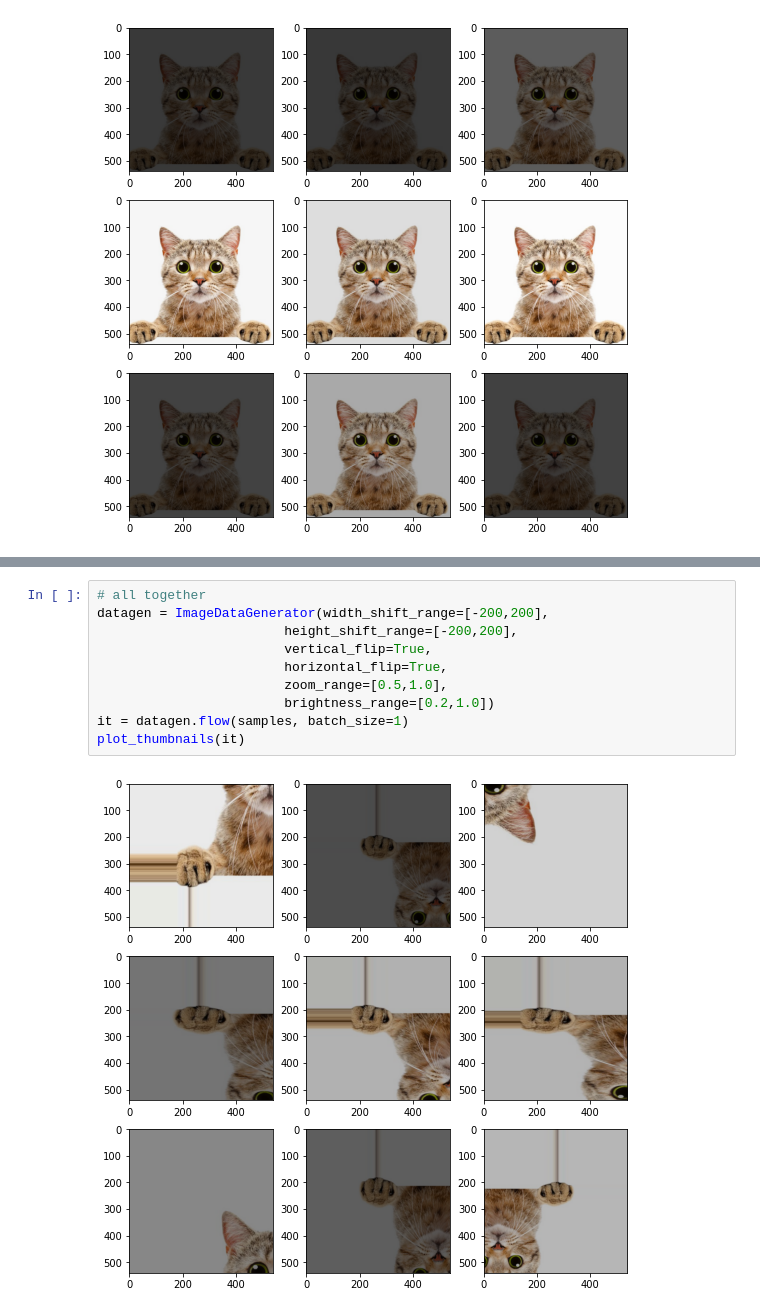
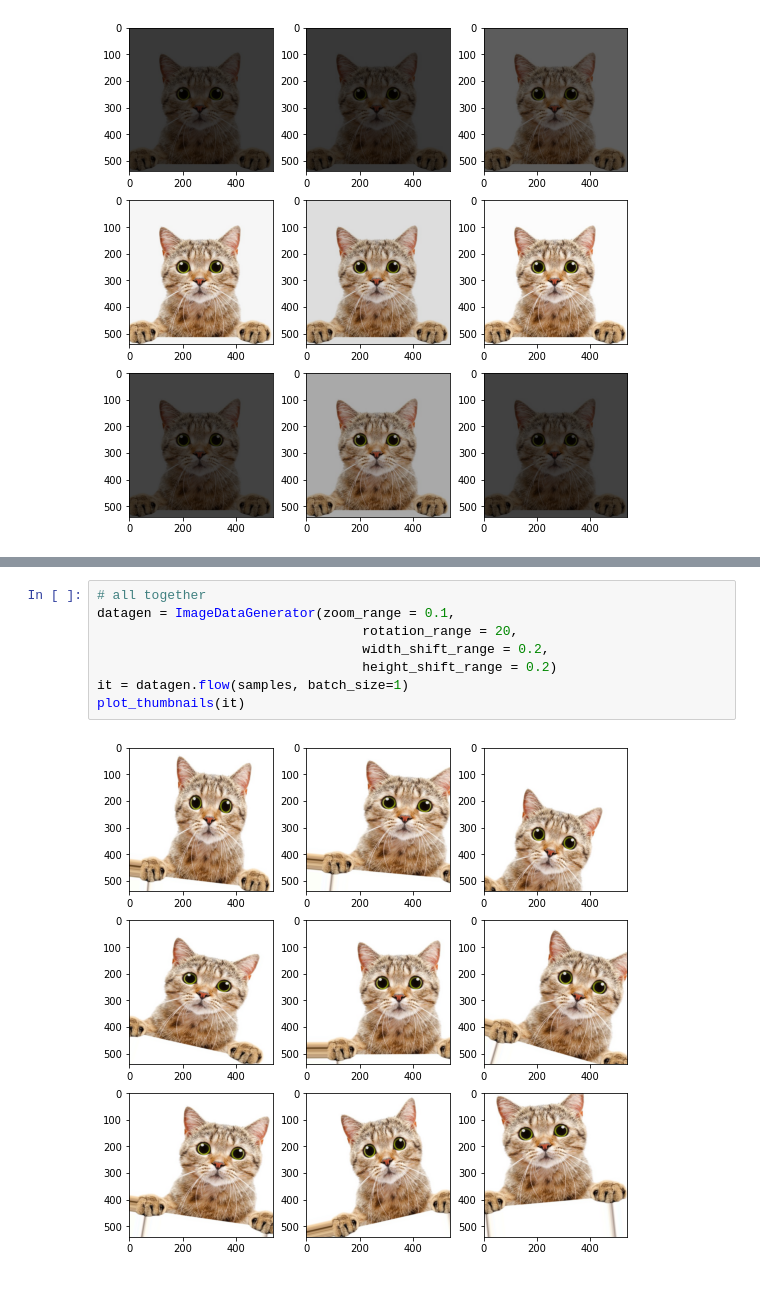
Before and after one commit to castorgit/AI-Course-Examples, a Jupyter notebook: Lecture_3/02_Keras_data_augmentation.ipynb, the cells around one changed output, grey strips where cells are left out. Saved outputs shown, nothing was run; the diff lists cells and outputs as text.

```diff
--- a/Lecture_3/02_Keras_data_augmentation.ipynb
+++ b/Lecture_3/02_Keras_data_augmentation.ipynb
@@ -76,12 +82,10 @@ plot_thumbnails(it)
 # %%
 # all together
-datagen = ImageDataGenerator(width_shift_range=[-200,200],
-                        height_shift_range=[-200,200],
-                        vertical_flip=True,
-                        horizontal_flip=True,
-                        zoom_range=[0.5,1.0],
-                        brightness_range=[0.2,1.0])
+datagen = ImageDataGenerator(zoom_range = 0.1,
+                                  rotation_range = 20,
+                                  width_shift_range = 0.2,
+                                  height_shift_range = 0.2)
 it = datagen.flow(samples, batch_size=1)
 plot_thumbnails(it)
 # %% [output]
-[figure, old version]
+[figure, new version]
```
Also changed, not shown: parts of 1 cell of this notebook.
